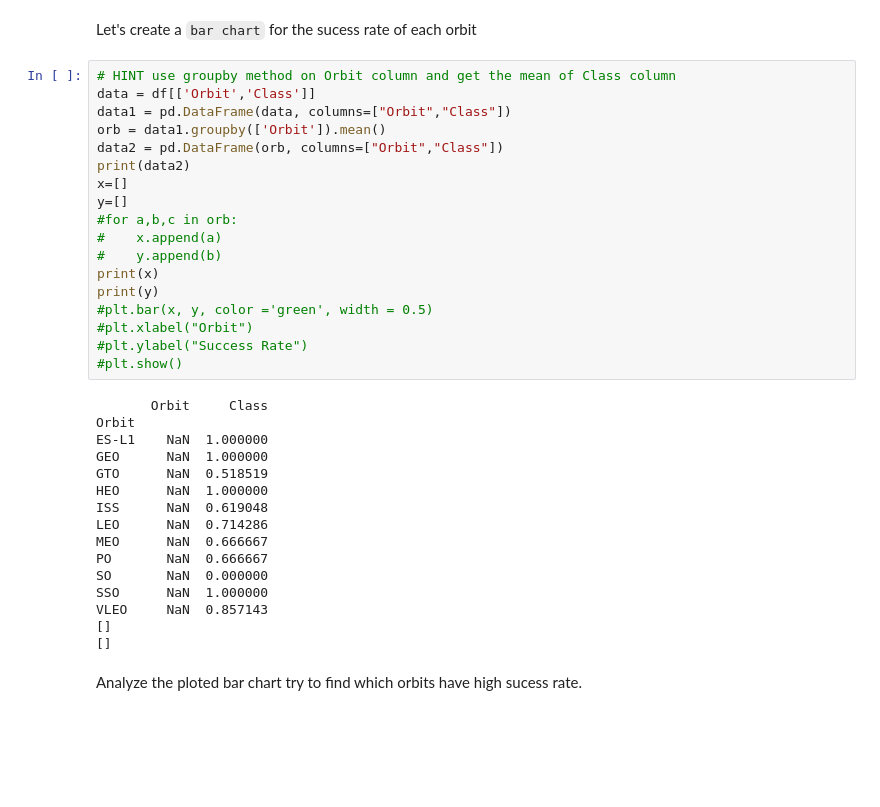
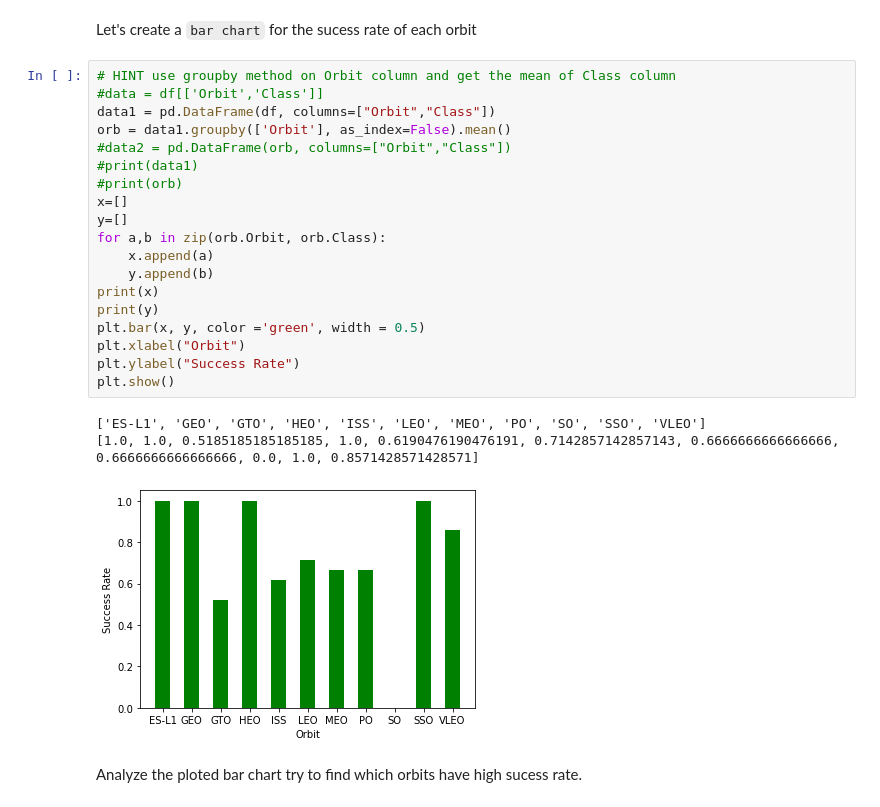
Before and after one commit to amankaur9/DSProject, a Jupyter notebook: EDA with Data Visualization.ipynb, the cells around one changed output. Cells and saved outputs as stored; diff of their text form; blank space fills up the shorter version.

```diff
--- a/EDA with Data Visualization.ipynb
+++ b/EDA with Data Visualization.ipynb
@@ -114,38 +114,27 @@ Next, we want to visually check if there are any relationship between success ra
 Let's create a `bar chart` for the sucess rate of each orbit
 # %%
 # HINT use groupby method on Orbit column and get the mean of Class column
-data = df[['Orbit','Class']]
-data1 = pd.DataFrame(data, columns=["Orbit","Class"])
-orb = data1.groupby(['Orbit']).mean()
-data2 = pd.DataFrame(orb, columns=["Orbit","Class"])
-print(data2)
+#data = df[['Orbit','Class']]
+data1 = pd.DataFrame(df, columns=["Orbit","Class"])
+orb = data1.groupby(['Orbit'], as_index=False).mean()
+#data2 = pd.DataFrame(orb, columns=["Orbit","Class"])
+#print(data1)
+#print(orb)
 x=[]
 y=[]
-#for a,b,c in orb:
-#    x.append(a)
-#    y.append(b)
+for a,b in zip(orb.Orbit, orb.Class):
+    x.append(a)
+    y.append(b)
 print(x)
 print(y)
-#plt.bar(x, y, color ='green', width = 0.5)
-#plt.xlabel("Orbit")
-#plt.ylabel("Success Rate")
-#plt.show()
+plt.bar(x, y, color ='green', width = 0.5)
+plt.xlabel("Orbit")
+plt.ylabel("Success Rate")
+plt.show()
 # %% [output]
-       Orbit     Class
-Orbit
-ES-L1    NaN  1.000000
-GEO      NaN  1.000000
-GTO      NaN  0.518519
-HEO      NaN  1.000000
-ISS      NaN  0.619048
-LEO      NaN  0.714286
-MEO      NaN  0.666667
-PO       NaN  0.666667
-SO       NaN  0.000000
-SSO      NaN  1.000000
-VLEO     NaN  0.857143
-[]
-[]
+['ES-L1', 'GEO', 'GTO', 'HEO', 'ISS', 'LEO', 'MEO', 'PO', 'SO', 'SSO', 'VLEO']
+[1.0, 1.0, 0.5185185185185185, 1.0, 0.6190476190476191, 0.7142857142857143, 0.6666666666666666, 0.6666666666666666, 0.0, 1.0, 0.8571428571428571]
+[figure, added]
 # %% [markdown]
 Analyze the ploted bar chart try to find which orbits have high sucess rate.
 # %% [markdown]
```
